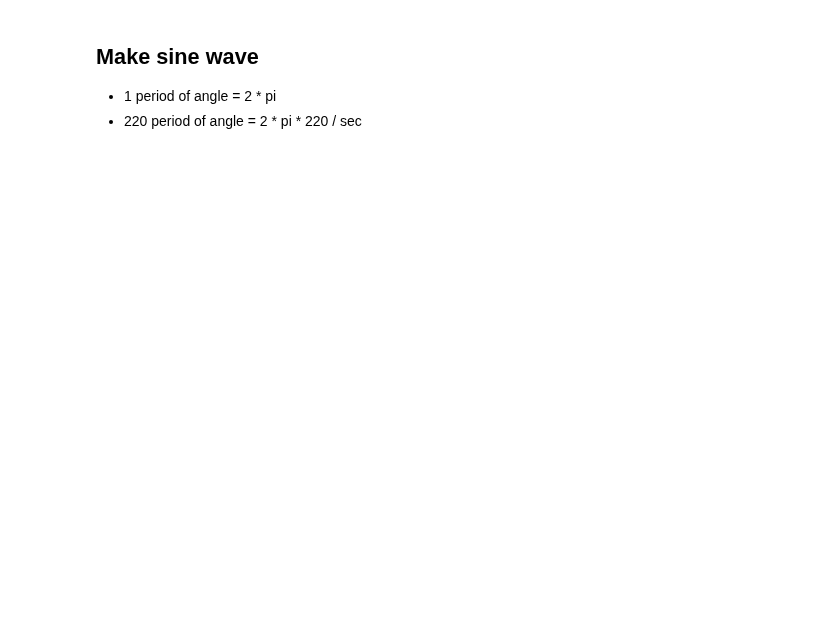
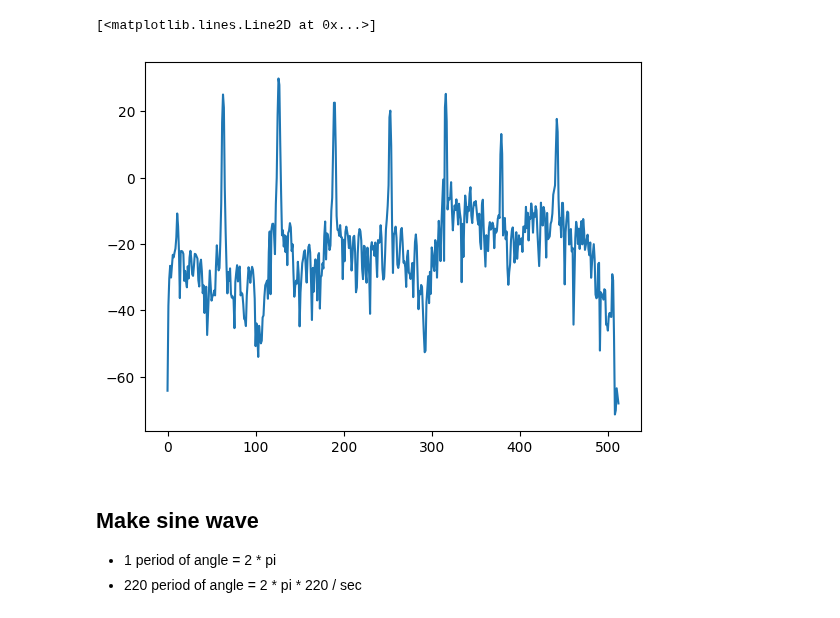
Before and after one commit to jdasam/ant5015, a Jupyter notebook: notebooks/3rd_week_note_classification.ipynb, the cells around one changed output. Cells and saved outputs as stored; diff of their text form; code cells hidden in the pictures; blank space fills up the shorter version.

```diff
--- a/notebooks/3rd_week_note_classification.ipynb
+++ b/notebooks/3rd_week_note_classification.ipynb
@@ -30,3 +129,10 @@ nsynth-test.jsonwav 100%[===================>] 333.31M  14.5MB/s    in 5.5s
+# %%
+spectrum = db_spec[:, 50]
+spectrum.shape
+plt.plot(spectrum)
+# %% [output]
+[<matplotlib.lines.Line2D at 0x...>]
+[figure, added]
 # %% [markdown]
 ## Make sine wave
 - 1 period of angle = 2 * pi
```
Also changed, not shown: parts of 25 cells of this notebook.
